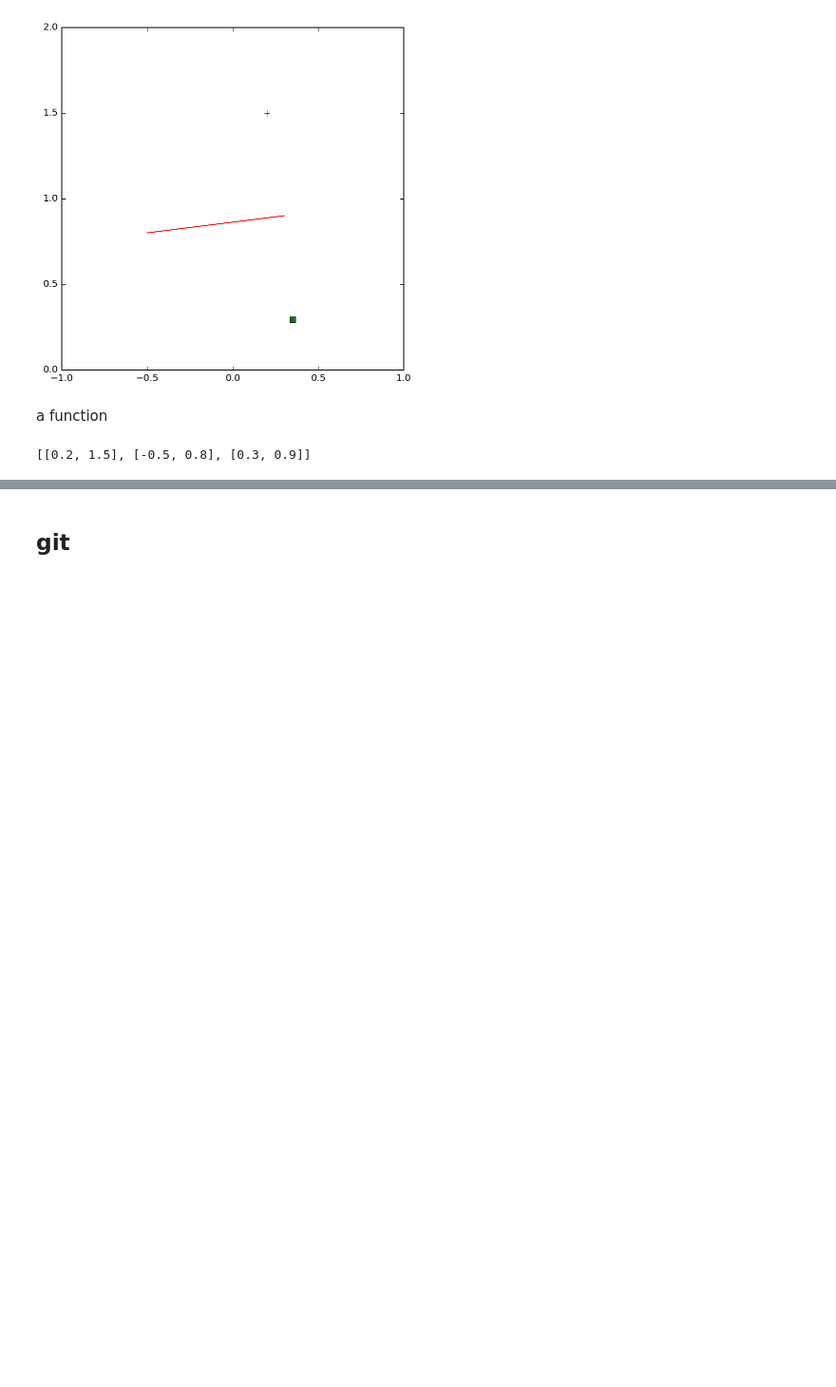
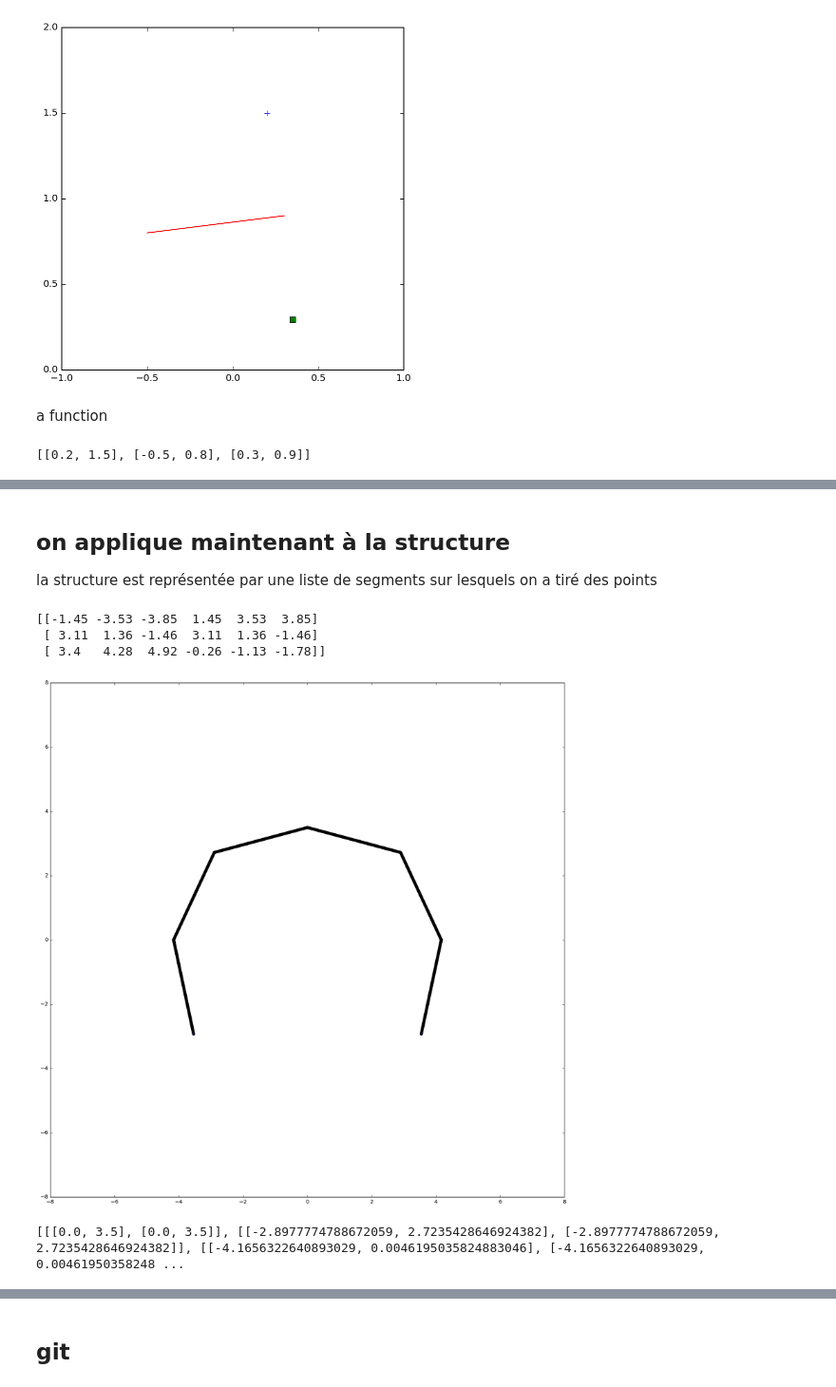
Before and after one commit to NaturalPatterns/2016_elasticite, a Jupyter notebook: posts/2015-11-02 élasticité expansion en miroir.ipynb, the cells around one changed output, grey strips where cells are left out. Shown at 95% size. Saved outputs shown, nothing was run; the diff lists cells and outputs as text; code cells hidden in the pictures; blank space fills up the shorter version.

```diff
--- a/posts/2015-11-02 élasticité expansion en miroir.ipynb
+++ b/posts/2015-11-02 élasticité expansion en miroir.ipynb
@@ -171,0 +168,31 @@ print(particles_mirror)
+# %% [markdown]
+## on applique maintenant à la structure
+
+la structure est représentée par une liste de segments sur lesquels on a tiré des points
+# %%
+import elasticite as el
+import numpy as np
+
+e = el.EdgeGrid(N_lame=25, grid_type='line')
+e.sample_structure()
+
+def plot_structure(e):
+    fig = plt.figure(figsize=(e.figsize, e.figsize))
+    border = 0.0
+    ax = fig.add_axes((border, border, 1.-2*border, 1.-2*border), axisbg='w')
+    scat  = ax.scatter(e.particles[0,:], e.particles[1,:], c=e.particles[1,:])
+    ax.set_xlim([-e.total_width, e.total_width])
+    ax.set_ylim([-e.total_width, e.total_width])
+    return fig, ax
+fig, ax = plot_structure(e)
+print(e.do_structure())
+# %% [output]
+[[-1.45 -3.53 -3.85  1.45  3.53  3.85]
+ [ 3.11  1.36 -1.46  3.11  1.36 -1.46]
+ [ 3.4   4.28  4.92 -0.26 -1.13 -1.78]]
+[figure, added]
+# %%
+segments = e.structure_as_segments()
+print(segments)
+# %% [output]
+[[[0.0, 3.5], [0.0, 3.5]], [[-2.8977774788672059, 2.7235428646924382], [-2.8977774788672059, 2.7235428646924382]], [[-4.1656322640893029, 0.0046195035824883046], [-4.1656322640893029, 0.00461950358248 ...
```
Also changed, not shown: parts of 5 cells of this notebook, 1 other file.
